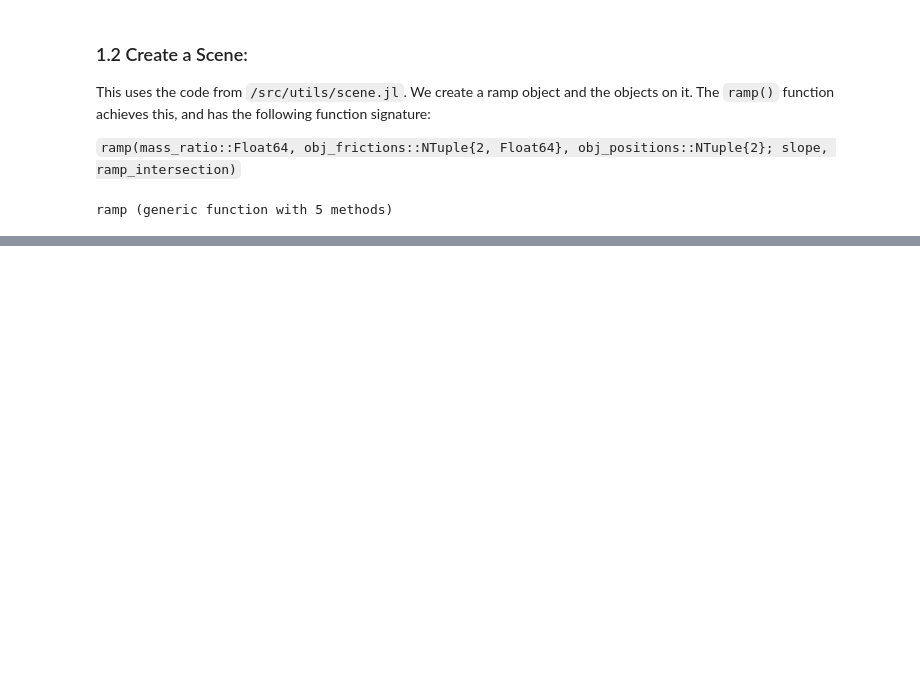
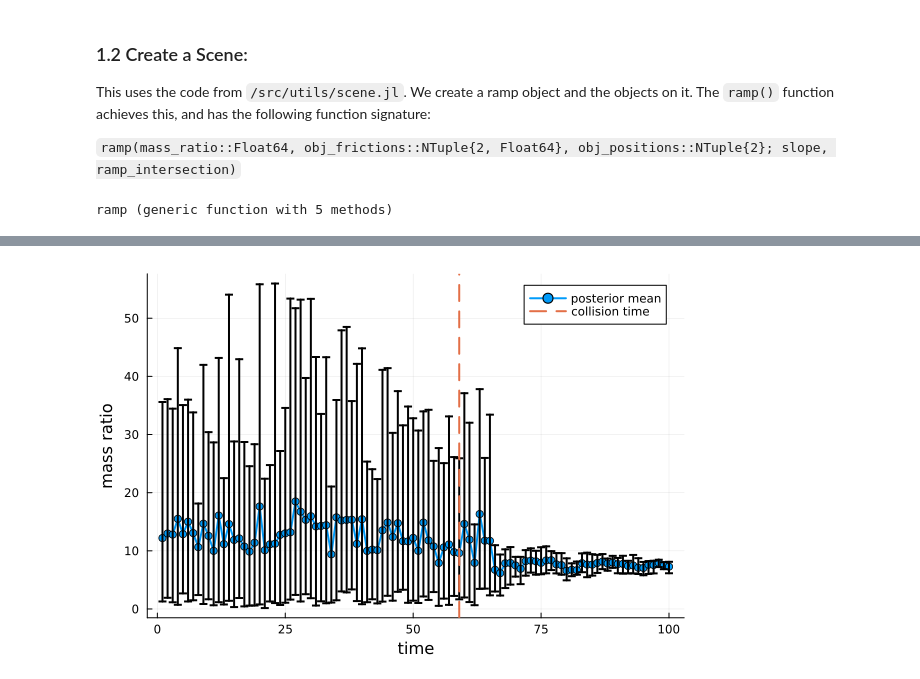
Before and after one commit to aryanagarwal1307/minimum-simulation-capsules, a Jupyter notebook: notebooks/starter.ipynb, the cells around one changed output, grey strips where cells are left out. Drawn from its saved outputs; the diff is of its cells as text; code cells hidden in the pictures; blank space fills up the shorter version.

```diff
--- a/notebooks/starter.ipynb
+++ b/notebooks/starter.ipynb
@@ -139,0 +571,8 @@ client, obj_1, obj_2 = ramp(mass_ratio, obj_frictions, obj_positions)
+# %%
+T = 100
+res = run_history_smoke_test(T, sim, init_state; particles=30, rejuv_moves=2)
+
+p = plot_mass_ratio_history(res.history; collision_time=res.collision_time, use_quantiles=true)
+display(p)
+# %% [output]
+[figure, added]
```
Also changed, not shown: parts of 32 cells of this notebook.
